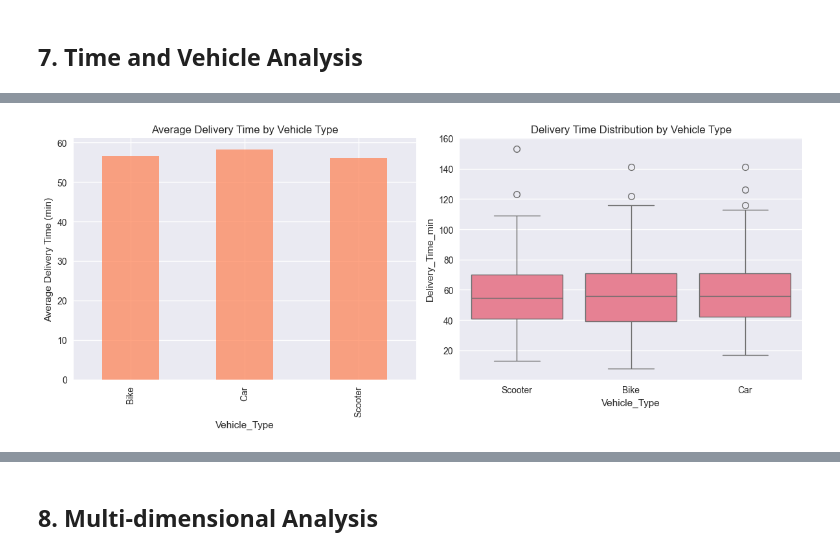
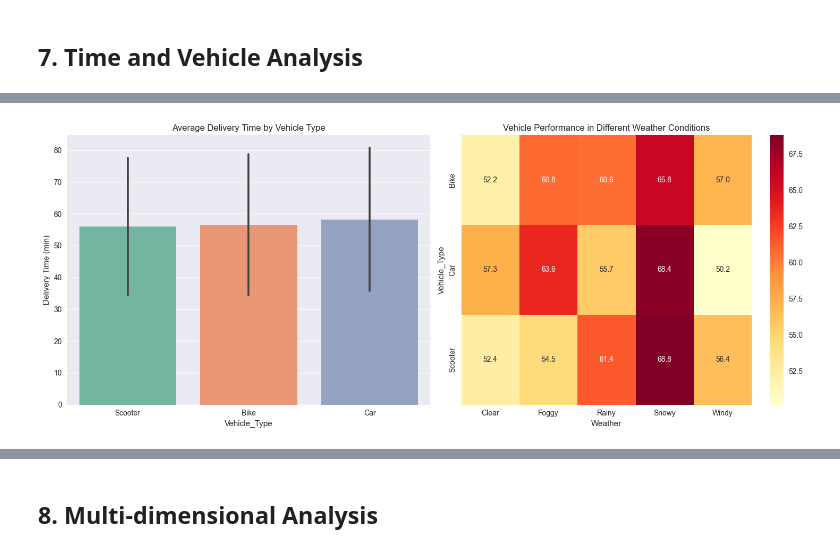
Before and after one commit to juandsep/ds_tech_task, a Jupyter notebook: notebooks/exploratory_data_analysis.ipynb, the cells around one changed output, grey strips where cells are left out. Saved outputs shown, nothing was run; the diff lists cells and outputs as text; code cells hidden in the pictures.

```diff
--- a/notebooks/exploratory_data_analysis.ipynb
+++ b/notebooks/exploratory_data_analysis.ipynb
@@ -16,6 +16,18 @@ warnings.filterwarnings('ignore')
 # Set style
 plt.style.use('seaborn-v0_8')
 sns.set_palette("husl")
+# %%
+import os
+
+# Create images directory if it doesn't exist
+IMAGES_DIR = '../reports/images'
+os.makedirs(IMAGES_DIR, exist_ok=True)
+
+# Function to save figures
+def save_fig(fig, filename):
+    """Save figure to images directory with high quality"""
+    fig.savefig(os.path.join(IMAGES_DIR, filename),
+                dpi=300, bbox_inches='tight')
 # %% [markdown]
 ## 1. Data Loading and Overview
 # %%
@@ -267,6 +281,13 @@ if 'Distance_km' in df.columns:
     plt.xticks(rotation=45)
 
     plt.tight_layout()
+    save_fig(plt.gcf(), 'distance_time_scatter.png')
     plt.show()
+
+    # Create a summary table for the report
+    distance_summary = df.groupby('Distance_Bins')['Delivery_Time_min'].agg(['mean', 'count']).round(1)
+    distance_summary['% of Total'] = (distance_summary['count'] / len(df) * 100).round(1)
+    print("\nDistance Category Summary:")
+    print(distance_summary)
 # %% [output]
 [figure]
@@ -346,23 +384,51 @@ Night        55.211765  21.426560     85
 # %%
-# Vehicle type analysis
+# Vehicle type analysis with detailed performance metrics
 if 'Vehicle_Type' in df.columns:
-    vehicle_analysis = df.groupby('Vehicle_Type')['Delivery_Time_min'].agg(['mean', 'std', 'count'])
+    # Create a comprehensive performance analysis
+    vehicle_perf = pd.DataFrame()
 
-    plt.figure(figsize=(12, 5))
+    # Basic metrics
+    vehicle_perf['avg_time'] = df.groupby('Vehicle_Type')['Delivery_Time_min'].mean()
+    vehicle_perf['speed_kmh'] = df.groupby('Vehicle_Type').apply(
+        lambda x: (x['Distance_km'] / x['Delivery_Time_min'] * 60).mean()
+    )
 
+    # Cost calculation (hypothetical)
+    cost_factors = {'Car': 0.45, 'Scooter': 0.30, 'Bike': 0.15}
+    vehicle_perf['cost_per_km'] = pd.Series(cost_factors)
+
+    # Performance in different conditions
+    for weather in df['Weather'].dropna().unique():
+        vehicle_perf[f'time_{weather.lower()}'] = df[df['Weather'] == weather].groupby('Vehicle_Type')['Delivery_Time_min'].mean()
+
+    # Create visualization
+    plt.figure(figsize=(15, 6))
+
+    # Performance comparison
     plt.subplot(1, 2, 1)
-    vehicle_analysis['mean'].plot(kind='bar', alpha=0.7, color='coral')
+    sns.barplot(data=df, x='Vehicle_Type', y='Delivery_Time_min',
+                ci='sd', palette='Set2')
     plt.title('Average Delivery Time by Vehicle Type')
-    plt.ylabel('Average Delivery Time (min)')
+    plt.ylabel('Delivery Time (min)')
 
+    # Weather interaction
     plt.subplot(1, 2, 2)
-    sns.boxplot(data=df, x='Vehicle_Type', y='Delivery_Time_min')
-    plt.title('Delivery Time Distribution by Vehicle Type')
+    weather_vehicle = pd.pivot_table(
+        df,
+        values='Delivery_Time_min',
+        index='Vehicle_Type',
+        columns='Weather',
+        aggfunc='mean'
+    ).round(1)
+
+    sns.heatmap(weather_vehicle, annot=True, cmap='YlOrRd', fmt='.1f')
+    plt.title('Vehicle Performance in Different Weather Conditions')
 
     plt.tight_layout()
+    save_fig(plt.gcf(), 'vehicle_performance.png')
     plt.show()
 
-    print("Vehicle Type Analysis:")
-    print(vehicle_analysis)
+    print("\nVehicle Performance Analysis:")
+    print(vehicle_perf.round(2))
 # %% [output]
-[figure, old version]
+[figure, new version]
```
Also changed, not shown: parts of 7 cells of this notebook, 7 other files.
